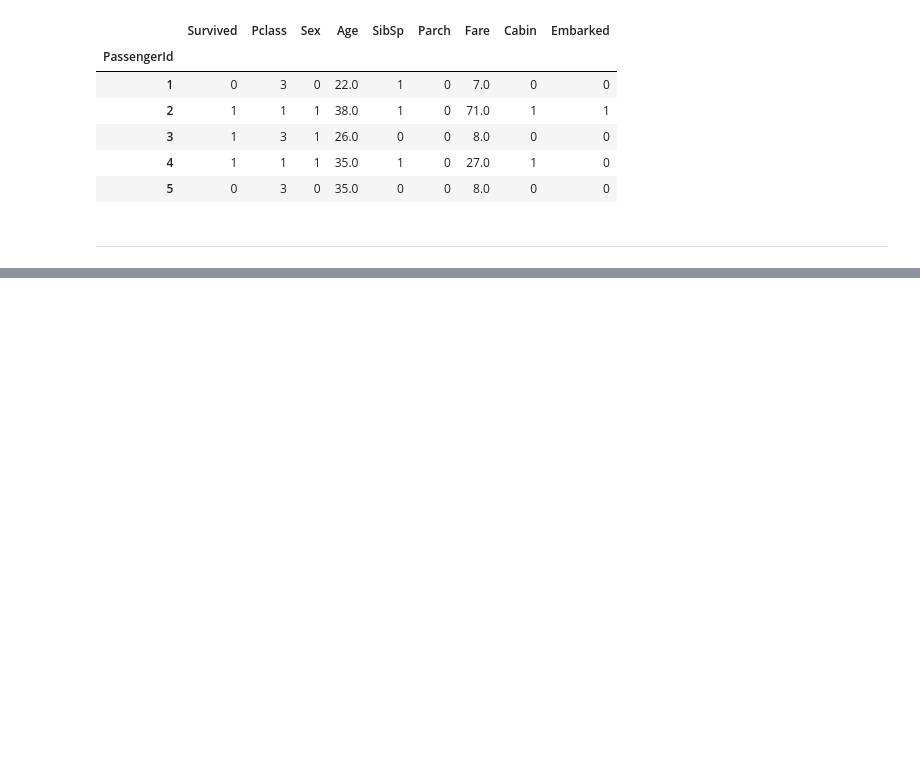
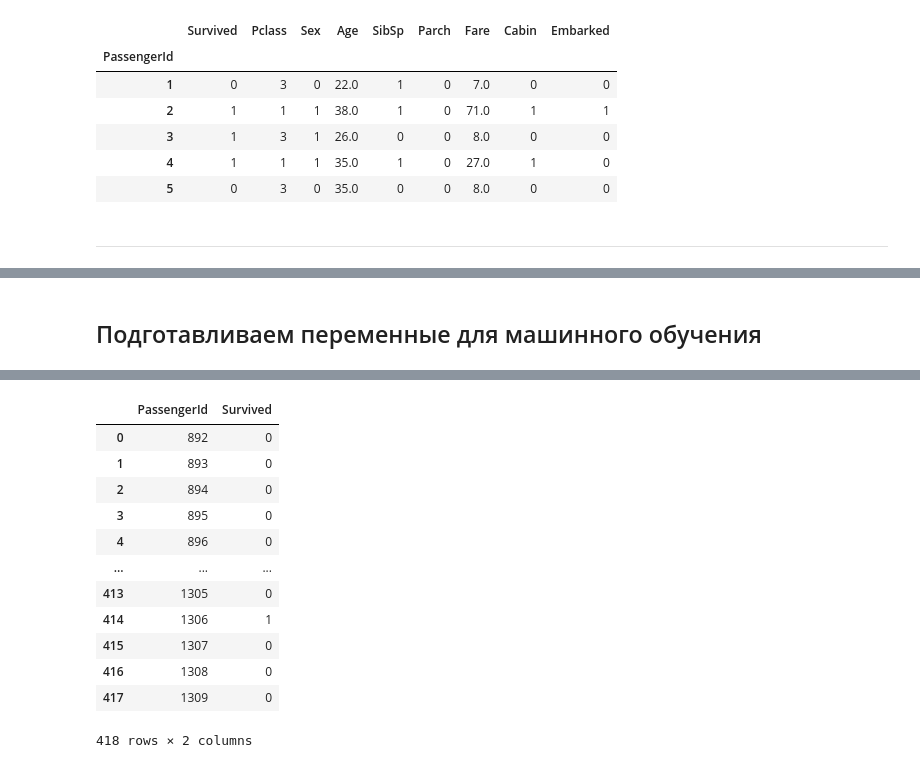
Before and after one commit to warshtayner/Kaggle_Titanic, a Jupyter notebook: main_v5.ipynb, the cells around one changed output, grey strips where cells are left out. Saved outputs shown, nothing was run; the diff lists cells and outputs as text; code cells hidden in the pictures; blank space fills up the shorter version.

Commit message:
predict

```diff
--- a/main_v5.ipynb
+++ b/main_v5.ipynb
@@ -37,7 +37,7 @@ task = pd.read_csv(PATH_TO_TASK, index_col='PassengerId')
 Создаём рабочие переменные
 ---
 # %%
-y_train_mean = train['Survived']
+y_train_main = train['Survived']
 df = pd.concat([train.drop('Survived', axis=1), task])
 
 df.info()
@@ -208,0 +213,27 @@ sns.heatmap(train_change.corr(), annot=True, cmap='coolwarm')
+# %% [markdown]
+Подготавливаем переменные для машинного обучения
+---
+# %%
+train_1, task_1 = df_change[:len(train)], df_change[len(train):]
+# %%
+def my_ml(train, task, y_main):
+    param = [
+    {'n_estimators': [100, 200, 300, 400, 450, 500],
+     'max_depth': [3, 4, 6, 8, 10, 12],
+     'max_leaf_nodes': [15, 20, 25]},
+    ]
+
+    et = ExtraTreesClassifier()
+    gscv_et = GridSearchCV(et, param, cv = 5, n_jobs = -1, verbose = 1)
+    print(gscv_et.best_estimator_)
+    gscv_et.fit(train, y_main)
+
+    y_answer = gscv_et.predict(task)
+    output = pd.DataFrame({'PassengerId': task.index, 'Survived': y_answer})
+    output.to_csv('submission.csv', index=False)
+    return output
+# %%
+%%time
+
+my_ml(train_1, task_1, y_train_main)
+# %% [output]
@@ -208,0 +242,13 @@ sns.heatmap(train_change.corr(), annot=True, cmap='coolwarm')
+|  | PassengerId | Survived |
+| 0 | 892 | 0 |
+| 1 | 893 | 0 |
+| 2 | 894 | 0 |
+| 3 | 895 | 0 |
+| 4 | 896 | 0 |
+| ... | ... | ... |
+| 413 | 1305 | 0 |
+| 414 | 1306 | 1 |
+| 415 | 1307 | 0 |
+| 416 | 1308 | 0 |
+| 417 | 1309 | 0 |
+418 rows × 2 columns
```
Also changed, not shown: parts of 3 cells of this notebook, 1 other file.
